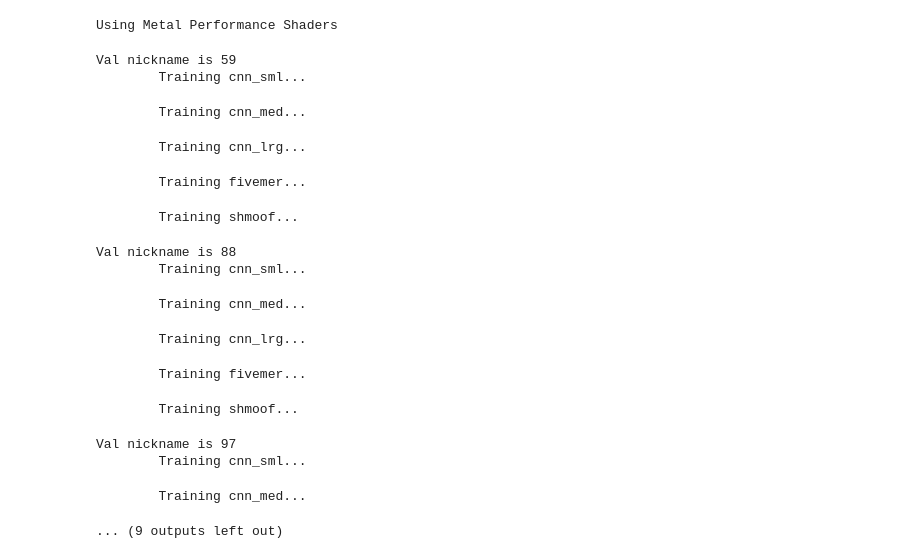
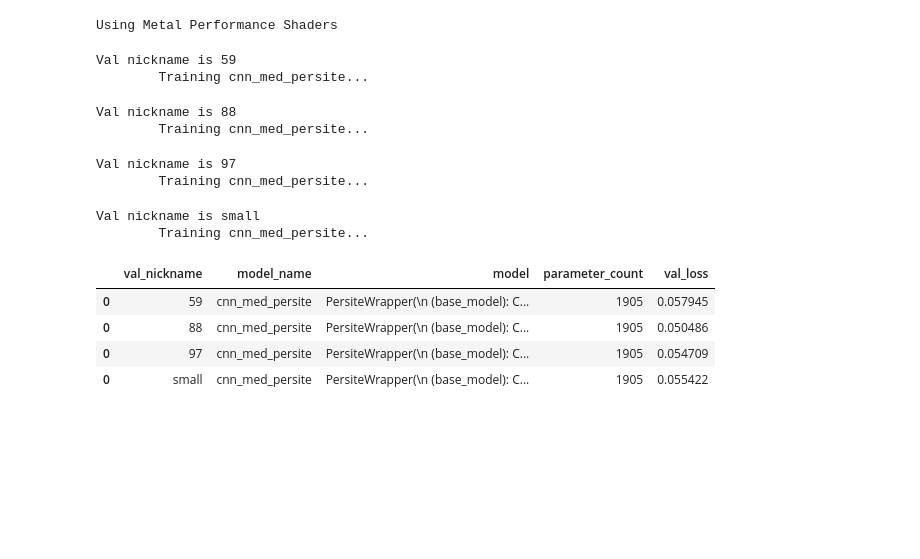
Before and after one commit to matsengrp/netam, a Jupyter notebook: notebooks/model_comparison.ipynb, the cells around one changed output. Saved outputs shown, nothing was run; the diff lists cells and outputs as text; code cells hidden in the pictures; blank space fills up the shorter version.

```diff
--- a/notebooks/model_comparison.ipynb
+++ b/notebooks/model_comparison.ipynb
@@ -68,57 +68,66 @@ def comparison_of_data(model_instances, train_dataset, val_dataset):
 comparison_dfs = []
 for nickname in val_nicknames:
     print(f"Val nickname is {nickname}")
+    # train_dataset_1, val_dataset_1 = data_of_nickname(nickname, kmer_length=1)
     train_dataset_3, val_dataset_3 = data_of_nickname(nickname, kmer_length=3)
-    train_dataset_5, val_dataset_5 = data_of_nickname(nickname, kmer_length=5)
+    # train_dataset_5, val_dataset_5 = data_of_nickname(nickname, kmer_length=5)
+
+    model_instances_1 = {
+        # _ignore/optuna_CNN1merModel_20231125_071248.csv
+        # Best Hyperparameters: {'kernel_size': 11, 'dropout': 0.2, 'num_filters': 17}
+        # "cnn_1mer": models.CNN1merModel(train_dataset_1, num_filters=17, kernel_size=11, dropout_rate=0.2)
+    }
 
     model_instances_3 = {
 # hyperparameter optimization on 2023-11-23
 # for model with <= 1024 parameters
 # Best Hyperparameters: {'kernel_size': 7, 'dropout': 0.0, 'embedding_dim': 6, 'num_filters': 14}
 # for model with <= 1524 parameters
 # Best Hyperparameters: {'kernel_size': 11, 'dropout': 0.1, 'embedding_dim': 9, 'num_filters': 9}
 # for model with <= 2048 parameters
 # Best Hyperparameters: {'kernel_size': 11, 'dropout': 0.3, 'embedding_dim': 7, 'num_filters': 19}
 
-        "cnn_sml": models.CNNModel(train_dataset_3, embedding_dim=6, num_filters=14, kernel_size=7, dropout_rate=0.0),
-        "cnn_med": models.CNNModel(train_dataset_3, embedding_dim=9, num_filters=9, kernel_size=11, dropout_rate=0.1),
-        "cnn_lrg": models.CNNModel(train_dataset_3, embedding_dim=7, num_filters=19, kernel_size=11, dropout_rate=0.3),
+        # "cnn_sml": models.CNNModel(train_dataset_3, embedding_dim=6, num_filters=14, kernel_size=7, dropout_rate=0.0),
+        # "cnn_med": models.CNNModel(train_dataset_3, embedding_dim=9, num_filters=9, kernel_size=11, dropout_rate=0.1),
+        # "cnn_lrg": models.CNNModel(train_dataset_3, embedding_dim=7, num_filters=19, kernel_size=11, dropout_rate=0.3),
+        "cnn_med_persite": models.PersiteWrapper(
+                            models.CNNModel(train_dataset_3, embedding_dim=9, num_filters=9, kernel_size=11, dropout_rate=0.1),
+                            train_dataset_3),
     }
 
     model_instances_5 = {
-        "fivemer": models.FivemerModel(train_dataset_5),
-        "shmoof": models.SHMoofModel(train_dataset_5),
+        # "fivemer": models.FivemerModel(train_dataset_5),
+        # "shmoof": models.SHMoofModel(train_dataset_5),
     }
 
     comparison_df = \
-        pd.concat([comparison_of_data(model_instances_3, train_dataset_3, val_dataset_3),
-                    comparison_of_data(model_instances_5, train_dataset_5, val_dataset_5)])
+        pd.concat([# comparison_of_data(model_instances_1, train_dataset_1, val_dataset_1),
+                   comparison_of_data(model_instances_3, train_dataset_3, val_dataset_3),
+                   # comparison_of_data(model_instances_5, train_dataset_5, val_dataset_5)
+                ])
     comparison_df["val_nickname"] = nickname
 
     # make val_nickname the first column
     cols = comparison_df.columns.tolist()
     cols = cols[-1:] + cols[:-1]
     comparison_df = comparison_df[cols]
 
     comparison_dfs.append(comparison_df)
 
 final_df = pd.concat(comparison_dfs)
 final_df.to_csv(f"_ignore/model_comparison_{framework.timestamp_str()}.csv", index=False)
 final_df
 # %% [output]
 Val nickname is 59
-        Training cnn_sml...
+        Training cnn_med_persite...
-        Training cnn_med...
+Val nickname is 88
+        Training cnn_med_persite...
-        Training cnn_lrg...
+Val nickname is 97
+        Training cnn_med_persite...
-        Training fivemer...
+Val nickname is small
+        Training cnn_med_persite...
-        Training shmoof...
-Val nickname is 88
-        Training cnn_sml...
-        Training cnn_med...
-        Training cnn_lrg...
-        Training fivemer...
-        Training shmoof...
-Val nickname is 97
-        Training cnn_sml...
-        Training cnn_med...
-... (9 outputs left out)
+|  | val_nickname | model_name | model | parameter_count | val_loss |
+| 0 | 59 | cnn_med_persite | PersiteWrapper(\n (base_model): C... | 1905 | 0.057945 |
+| 0 | 88 | cnn_med_persite | PersiteWrapper(\n (base_model): C... | 1905 | 0.050486 |
+| 0 | 97 | cnn_med_persite | PersiteWrapper(\n (base_model): C... | 1905 | 0.054709 |
+| 0 | small | cnn_med_persite | PersiteWrapper(\n (base_model): C... | 1905 | 0.055422 |
```
Also changed, not shown: parts of 4 cells of this notebook.
